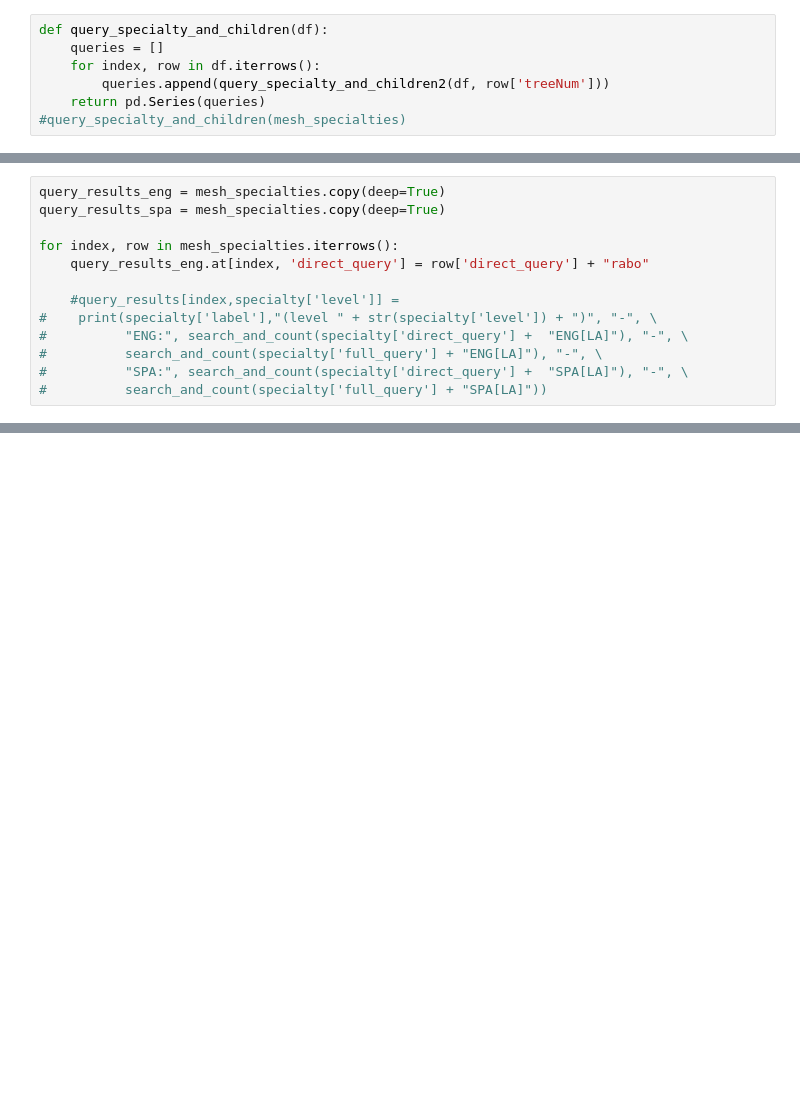
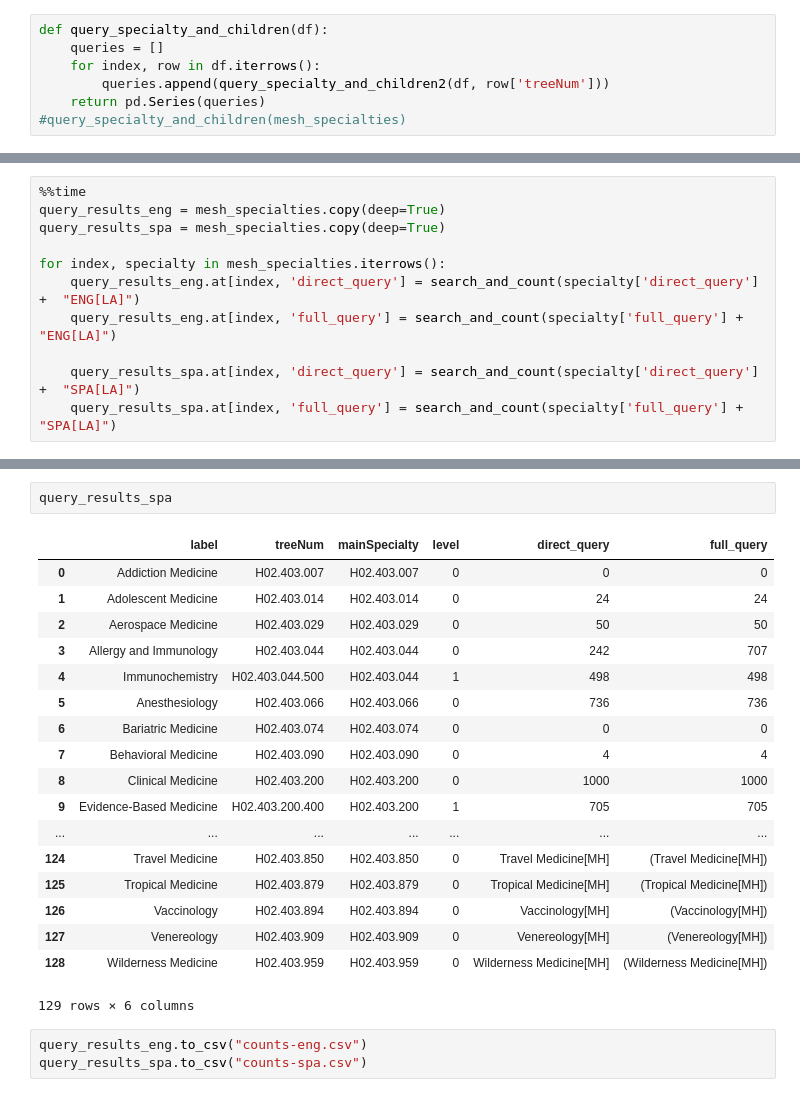
Before and after one commit to plopezgarcia/specialist-lexicon, a Jupyter notebook: generate-queries.ipynb, the cells around one changed output, grey strips where cells are left out. Drawn from its saved outputs; the diff is of its cells as text; blank space fills up the shorter version.

Commit message:
added results as dataframes (FIXME files)

```diff
--- a/generate-queries.ipynb
+++ b/generate-queries.ipynb
@@ -113,15 +113,13 @@ mesh_specialties[:12]
 | 10 | Evidence-Based Emergency Medicine | H02.403.200.400.500 | H02.403.200 | 2 | Evidence-Based Emergency Medicine... | (Evidence-Based Emergency Medicin... |
 | 11 | Precision Medicine | H02.403.200.700 | H02.403.200 | 1 | Precision Medicine[MH] | (Precision Medicine[MH]) |
 # %%
+%%time
 query_results_eng = mesh_specialties.copy(deep=True)
 query_results_spa = mesh_specialties.copy(deep=True)
 
-for index, row in mesh_specialties.iterrows():
-    query_results_eng.at[index, 'direct_query'] = row['direct_query'] + "rabo"
+for index, specialty in mesh_specialties.iterrows():
+    query_results_eng.at[index, 'direct_query'] = search_and_count(specialty['direct_query'] +  "ENG[LA]")
+    query_results_eng.at[index, 'full_query'] = search_and_count(specialty['full_query'] +  "ENG[LA]")
 
-    #query_results[index,specialty['level']] =
-#    print(specialty['label'],"(level " + str(specialty['level']) + ")", "-", \
-#          "ENG:", search_and_count(specialty['direct_query'] +  "ENG[LA]"), "-", \
-#          search_and_count(specialty['full_query'] + "ENG[LA]"), "-", \
-#          "SPA:", search_and_count(specialty['direct_query'] +  "SPA[LA]"), "-", \
-#          search_and_count(specialty['full_query'] + "SPA[LA]"))
+    query_results_spa.at[index, 'direct_query'] = search_and_count(specialty['direct_query'] +  "SPA[LA]")
+    query_results_spa.at[index, 'full_query'] = search_and_count(specialty['full_query'] +  "SPA[LA]")
@@ -148,0 +128,24 @@ query_results_eng
+# %%
+query_results_spa
+# %% [output]
+|  | label | treeNum | mainSpecialty | level | direct_query | full_query |
+| 0 | Addiction Medicine | H02.403.007 | H02.403.007 | 0 | 0 | 0 |
+| 1 | Adolescent Medicine | H02.403.014 | H02.403.014 | 0 | 24 | 24 |
+| 2 | Aerospace Medicine | H02.403.029 | H02.403.029 | 0 | 50 | 50 |
+| 3 | Allergy and Immunology | H02.403.044 | H02.403.044 | 0 | 242 | 707 |
+| 4 | Immunochemistry | H02.403.044.500 | H02.403.044 | 1 | 498 | 498 |
+| 5 | Anesthesiology | H02.403.066 | H02.403.066 | 0 | 736 | 736 |
+| 6 | Bariatric Medicine | H02.403.074 | H02.403.074 | 0 | 0 | 0 |
+| 7 | Behavioral Medicine | H02.403.090 | H02.403.090 | 0 | 4 | 4 |
+| 8 | Clinical Medicine | H02.403.200 | H02.403.200 | 0 | 1000 | 1000 |
+| 9 | Evidence-Based Medicine | H02.403.200.400 | H02.403.200 | 1 | 705 | 705 |
+| ... | ... | ... | ... | ... | ... | ... |
+| 124 | Travel Medicine | H02.403.850 | H02.403.850 | 0 | Travel Medicine[MH] | (Travel Medicine[MH]) |
+| 125 | Tropical Medicine | H02.403.879 | H02.403.879 | 0 | Tropical Medicine[MH] | (Tropical Medicine[MH]) |
+| 126 | Vaccinology | H02.403.894 | H02.403.894 | 0 | Vaccinology[MH] | (Vaccinology[MH]) |
+| 127 | Venereology | H02.403.909 | H02.403.909 | 0 | Venereology[MH] | (Venereology[MH]) |
+| 128 | Wilderness Medicine | H02.403.959 | H02.403.959 | 0 | Wilderness Medicine[MH] | (Wilderness Medicine[MH]) |
+129 rows × 6 columns
+# %%
+query_results_eng.to_csv("counts-eng.csv")
+query_results_spa.to_csv("counts-spa.csv")
```
Also changed, not shown: parts of 2 cells of this notebook, 2 other files.
